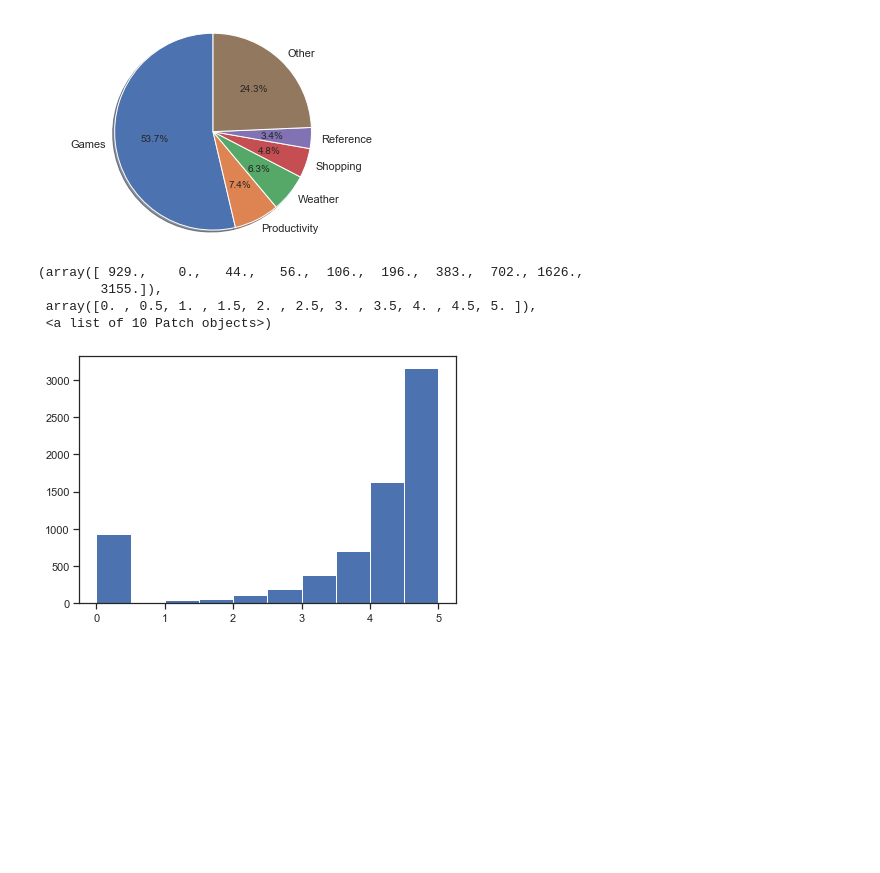
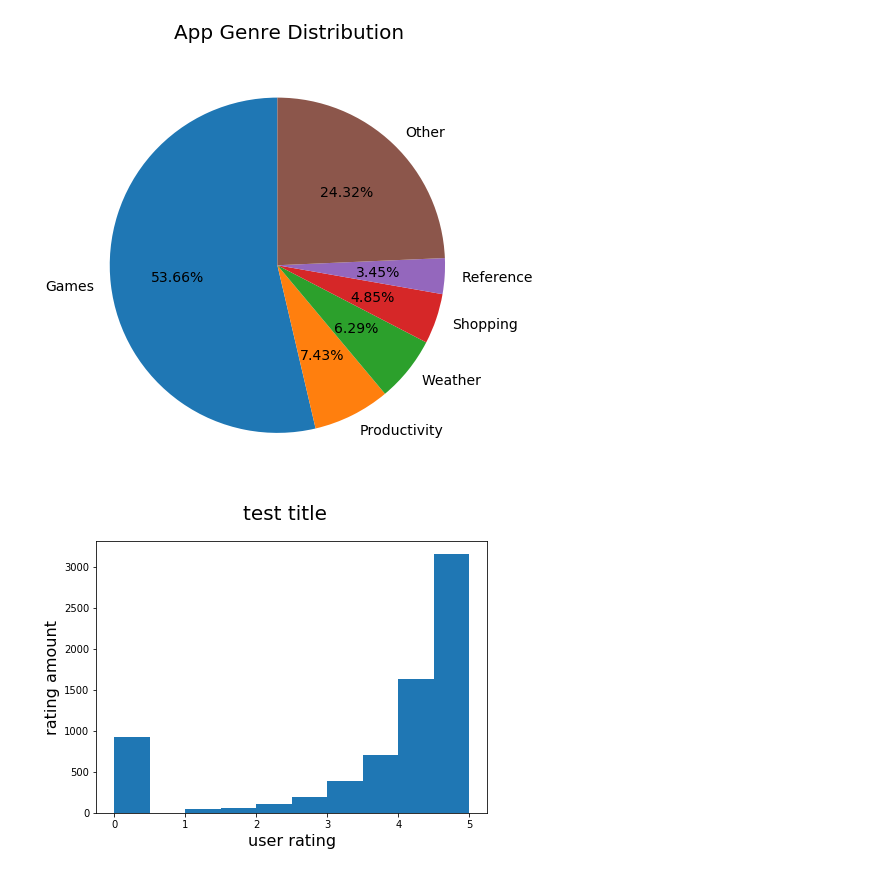
Before and after one commit to MtheEPIC/KaggleProj, a Jupyter notebook: Apple_Visualization.ipynb, the cells around one changed output. Cells and saved outputs as stored; diff of their text form; code cells hidden in the pictures; blank space fills up the shorter version.

Commit message:
add titles

```diff
--- a/Apple_Visualization.ipynb
+++ b/Apple_Visualization.ipynb
@@ -1,9 +3,9 @@
 # %%
 import numpy as np
 import pandas as pd
-import matplotlib as plt
-import seaborn as sns
+import matplotlib.pyplot as plt
 %matplotlib inline
-sns.set(style="ticks")
+# import seaborn as sns
+# sns.set(style="ticks")
 # %%
 df = pd.read_csv('data/AppleStore.csv')
@@ -45,26 +69,26 @@ sns.pairplot(dfTmp[['dd', 'price', 'rating_count_tot', 'user_rating', 'sup_devic
 # %%
 import matplotlib.pyplot as plt
 
 sliceIndex = 5
 labels = df['prime_genre'].unique()[:sliceIndex]
 labels = np.append(labels, ["Other"])
 sizes = df['prime_genre'].value_counts()[:sliceIndex]
 sizes = np.append(sizes, [len(df)-df['prime_genre'].value_counts()[:sliceIndex].sum()])
 
-fig1, ax1 = plt.subplots()
-ax1.pie(sizes, labels=labels, autopct='%1.1f%%',
-        shadow=True, startangle=90)
-ax1.axis('equal')  # Equal aspect ratio ensures that pie is drawn as a circle.
+fig, ax = plt.subplots(figsize=(7, 7), tight_layout=True)
+ax.pie(sizes, labels=labels, autopct='%.2f%%', startangle=90, textprops={"fontsize": 14})
+ax.axis('equal')
+fig.suptitle('App Genre Distribution', fontsize=20)
 
 plt.show()
 # %% [output]
-[figure, old version]
+[figure, new version]
-# %%
-fig, axs = plt.subplots(sharey=True, tight_layout=True)
-axs.hist(df["user_rating"])
-# %% [output]
-(array([ 929.,    0.,   44.,   56.,  106.,  196.,  383.,  702., 1626.,
-        3155.]),
- array([0. , 0.5, 1. , 1.5, 2. , 2.5, 3. , 3.5, 4. , 4.5, 5. ]),
- <a list of 10 Patch objects>)
-[figure, removed]
+# %%
+fig, axs = plt.subplots(figsize=(7, 5), tight_layout=False)
+axs.hist(df["user_rating"])
+fig.suptitle('test title', fontsize=20)
+plt.xlabel('user rating', fontsize=16)
+plt.ylabel('rating amount', fontsize=16)
+plt.show()
+# %% [output]
+[figure, added]
```
Also changed, not shown: parts of 9 cells of this notebook.
